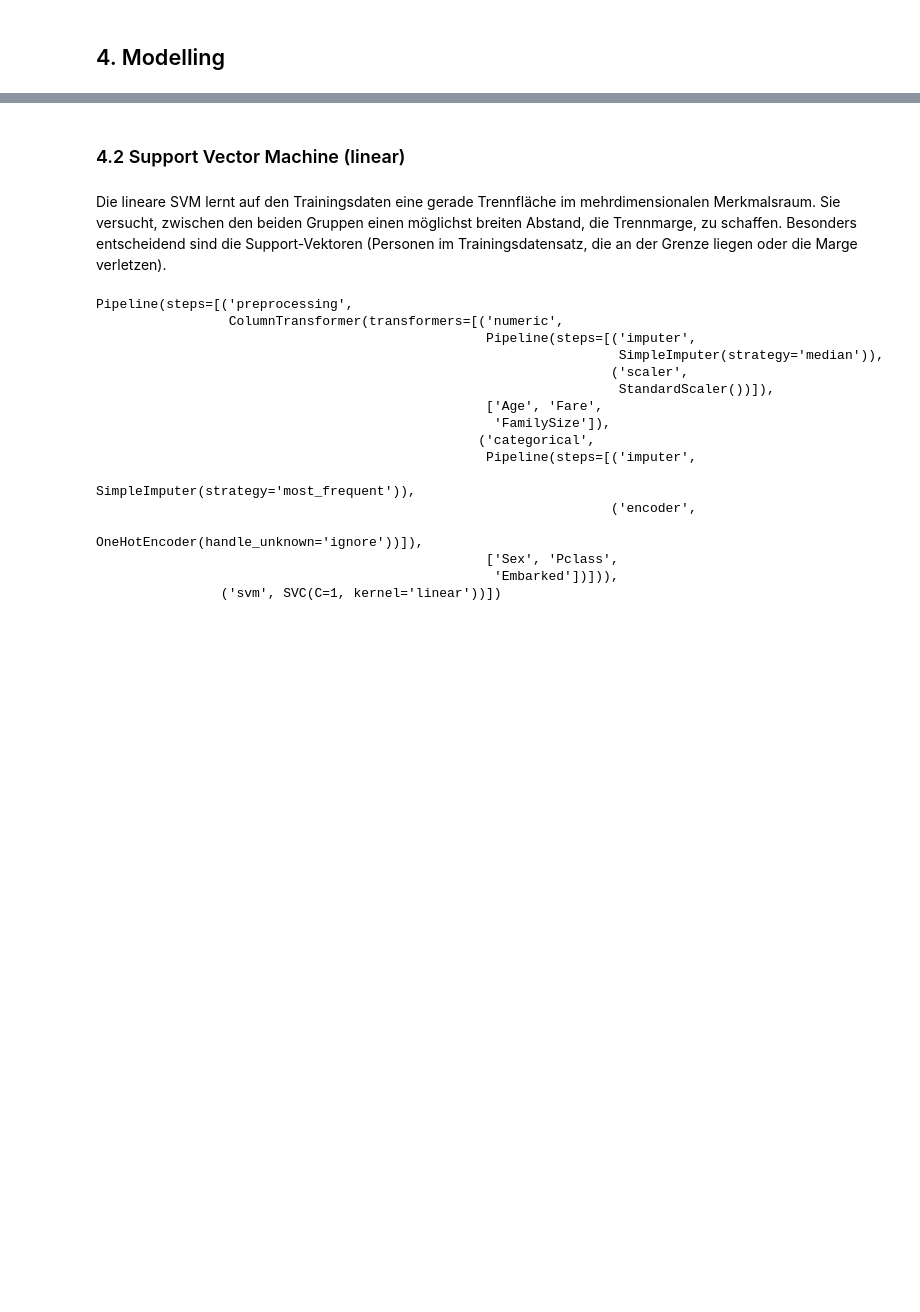
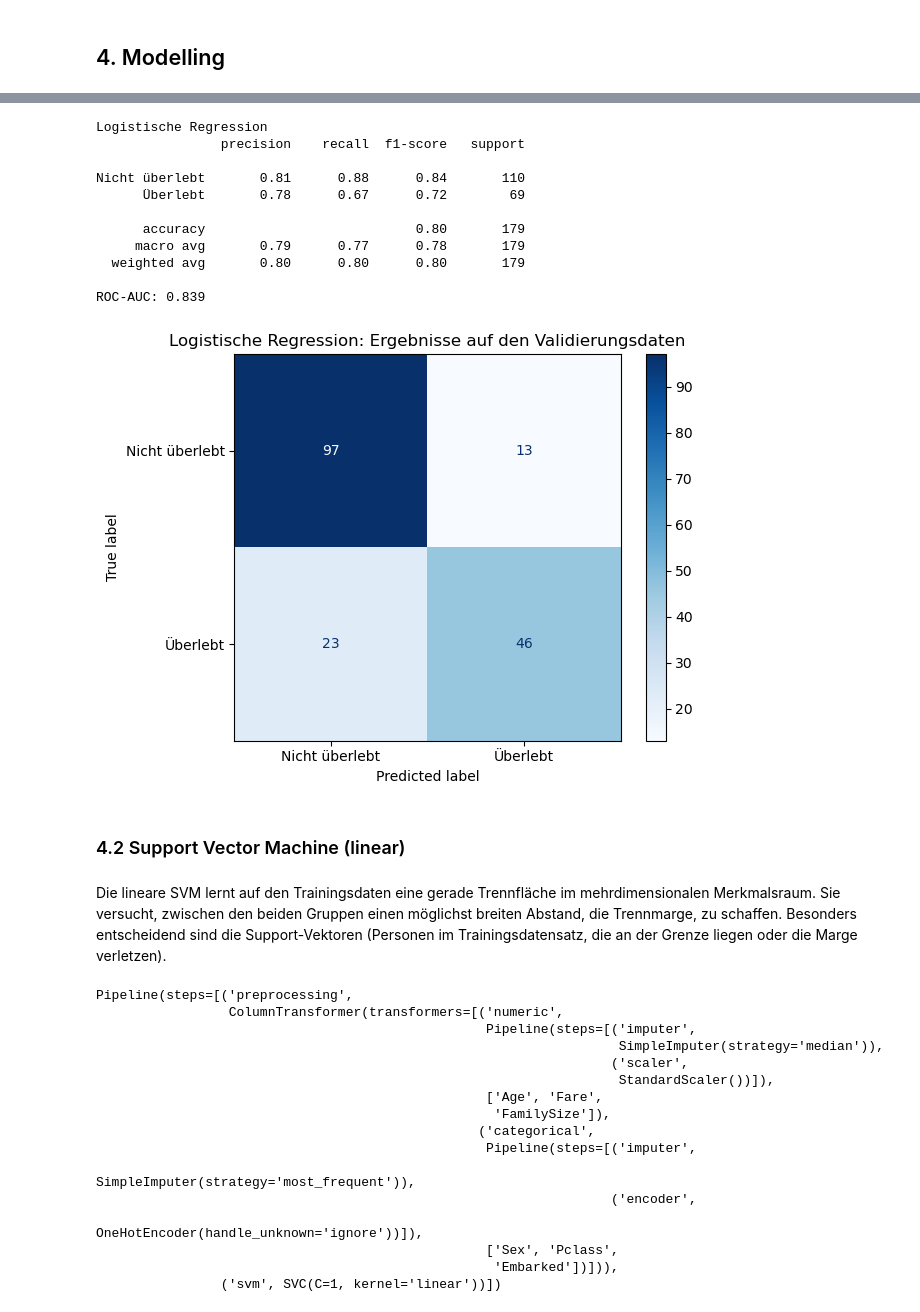
Before and after one commit to dhubmann/titanic, a Jupyter notebook: titanic.ipynb, the cells around one changed output, grey strips where cells are left out. Cells and saved outputs as stored; diff of their text form; code cells hidden in the pictures; blank space fills up the shorter version.

Commit message:
Added 3. Data Preparation and Preprocessing, Added 4.1 Logistic Regression

```diff
--- a/titanic.ipynb
+++ b/titanic.ipynb
@@ -1179,0 +1212,10 @@ Für die weitere Modellierung werden insbesondere `Sex`, `Pclass`, `Age`,
+# %%
+# PassengerId wird nicht für die Modellierung benötigt, daher entfernen wir diese Spalte aus den Trainings- und Testdatensätzen.
+train_data = train_data.drop(columns=["PassengerId"])
+test_data = test_data.drop(columns=["PassengerId"])
+
+# Merkmale und Zielvariable
+data = train_data.copy()
+
+numeric_features = ["Age", "Fare", "FamilySize"]
+categorical_features = ["Sex", "Pclass", "Embarked"]
@@ -1184,3 +1312,64 @@ Für die weitere Modellierung werden insbesondere `Sex`, `Pclass`, `Age`,
+# %%
+# Logistische Regression mit der bestehenden Vorverarbeitung
+logistic_model = Pipeline([
+    ("preprocessing", preprocessing),
+    (
+        "logistic_regression",
+        LogisticRegression(
+            C=1.0,
+            max_iter=1000,
+            solver="lbfgs"
+        )
+    )
+])
+
+# Modell nur auf den Trainingsdaten trainieren
+logistic_model.fit(X_train, y_train)
+
+# Vorhersagen für die Validierungsdaten
+logistic_predictions = logistic_model.predict(X_val)
+
+# Überlebenswahrscheinlichkeiten für ROC-AUC
+logistic_probabilities = logistic_model.predict_proba(X_val)[:, 1]
+
+print("Logistische Regression")
+print(
+    classification_report(
+        y_val,
+        logistic_predictions,
+        target_names=["Nicht überlebt", "Überlebt"],
+        zero_division=0
+    )
+)
+
+print(
+    "ROC-AUC:",
+    round(roc_auc_score(y_val, logistic_probabilities), 3)
+)
+
+ConfusionMatrixDisplay.from_predictions(
+    y_val,
+    logistic_predictions,
+    display_labels=["Nicht überlebt", "Überlebt"],
+    cmap="Blues"
+)
+
+plt.title("Logistische Regression: Ergebnisse auf den Validierungsdaten")
+plt.tight_layout()
+plt.show()
+# %% [output]
+Logistische Regression
+                precision    recall  f1-score   support
+
+Nicht überlebt       0.81      0.88      0.84       110
+      Überlebt       0.78      0.67      0.72        69
+
+      accuracy                           0.80       179
+     macro avg       0.79      0.77      0.78       179
+  weighted avg       0.80      0.80      0.80       179
+
+ROC-AUC: 0.839
+[figure, added]
 # %% [markdown]
 ### 4.2 Support Vector Machine (linear)
 # %% [markdown]
```
Also changed, not shown: parts of 28 cells of this notebook.
